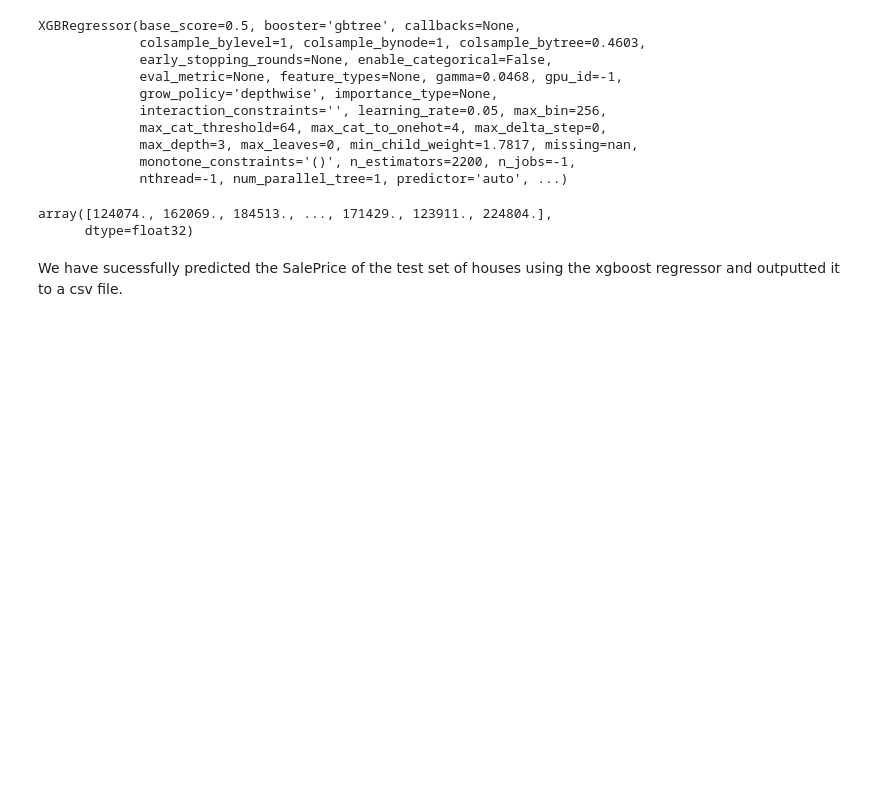
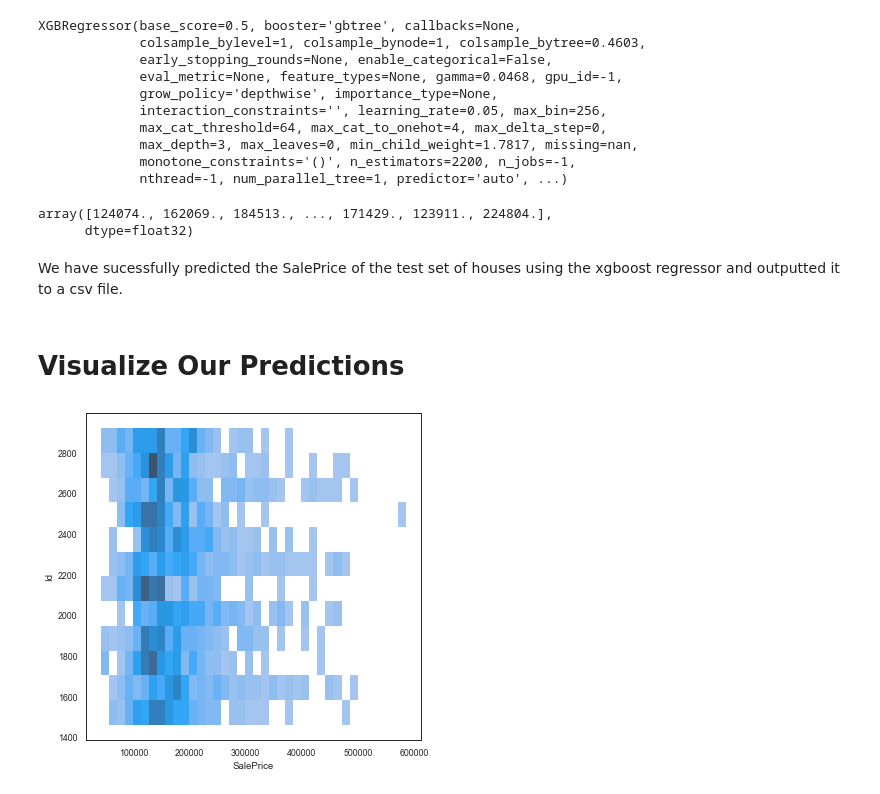
Before and after one commit to irfan61802/CS4650-Capstone, a Jupyter notebook: Project.ipynb, the cells around one changed output. Saved outputs shown, nothing was run; the diff lists cells and outputs as text; code cells hidden in the pictures; blank space fills up the shorter version.

Commit message:
Added plot for predictions

```diff
--- a/Project.ipynb
+++ b/Project.ipynb
@@ -400,3 +400,14 @@ test=  pd.read_csv ('test.csv')
 sub['Id'] = test['Id']
 sub['SalePrice'] = y_predict
 sub.to_csv('mysubmission.csv',index=False)
+# %% [markdown]
+# Visualize Our Predictions
+# %%
+pred_array = pd.read_csv('mysubmission.csv')
+sns.set_style("white")
+sns.set_context("paper")
+plt.figure(figsize=(6,6))
+sns.histplot(data=pred_array, y = 'Id', x="SalePrice");
+plt.savefig('HistPlotPred.png');
+# %% [output]
+[figure, added]
```
Also changed, not shown: parts of 5 cells of this notebook, 3 other files.
